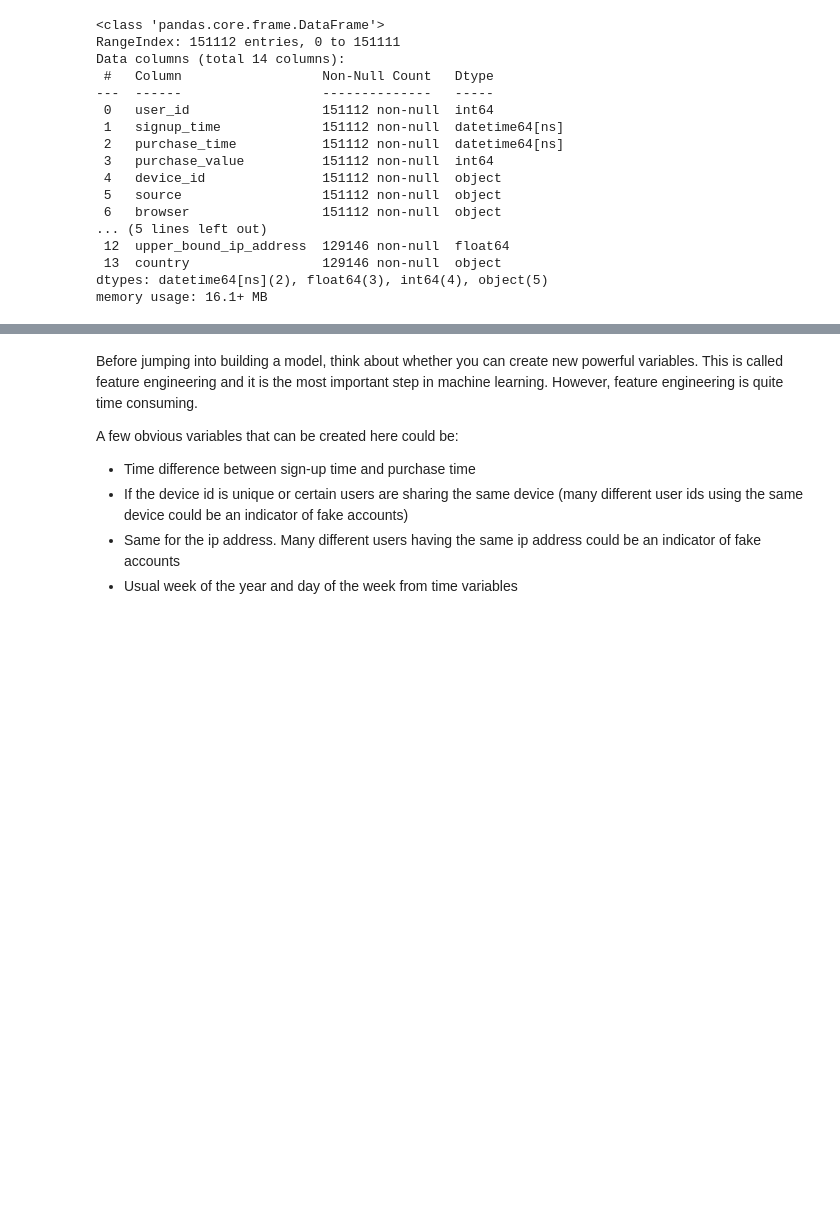
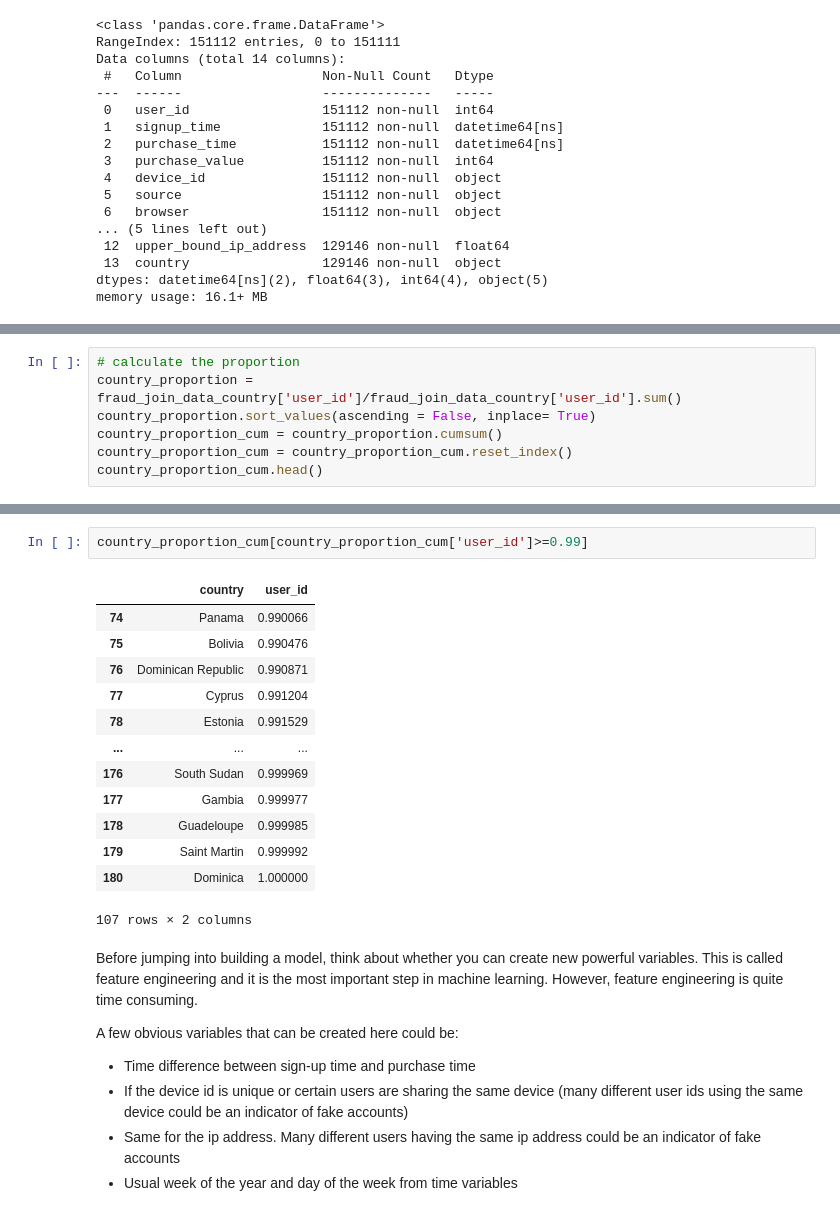
Before and after one commit to menghe2727/data_science, a Jupyter notebook: Identifying_fraudulent_activities/fraud_activities.ipynb, the cells around one changed output, grey strips where cells are left out. Cells and saved outputs as stored; diff of their text form; blank space fills up the shorter version.

```diff
--- a/Identifying_fraudulent_activities/fraud_activities.ipynb
+++ b/Identifying_fraudulent_activities/fraud_activities.ipynb
@@ -295,0 +303,7 @@ Name: user_id, Length: 181, dtype: int64
+# %%
+# calculate the proportion
+country_proportion = fraud_join_data_country['user_id']/fraud_join_data_country['user_id'].sum()
+country_proportion.sort_values(ascending = False, inplace= True)
+country_proportion_cum = country_proportion.cumsum()
+country_proportion_cum = country_proportion_cum.reset_index()
+country_proportion_cum.head()
@@ -296,3 +317,19 @@ Name: user_id, Length: 181, dtype: int64
+# %%
+country_proportion_cum[country_proportion_cum['user_id']>=0.99]
+# %% [output]
+|  | country | user_id |
+| 74 | Panama | 0.990066 |
+| 75 | Bolivia | 0.990476 |
+| 76 | Dominican Republic | 0.990871 |
+| 77 | Cyprus | 0.991204 |
+| 78 | Estonia | 0.991529 |
+| ... | ... | ... |
+| 176 | South Sudan | 0.999969 |
+| 177 | Gambia | 0.999977 |
+| 178 | Guadeloupe | 0.999985 |
+| 179 | Saint Martin | 0.999992 |
+| 180 | Dominica | 1.000000 |
+107 rows × 2 columns
 # %% [markdown]
 Before jumping into building a model, think about whether you can create new powerful variables. This is
 called feature engineering and it is the most important step in machine learning. However, feature
```
Also changed, not shown: parts of 8 cells of this notebook.
